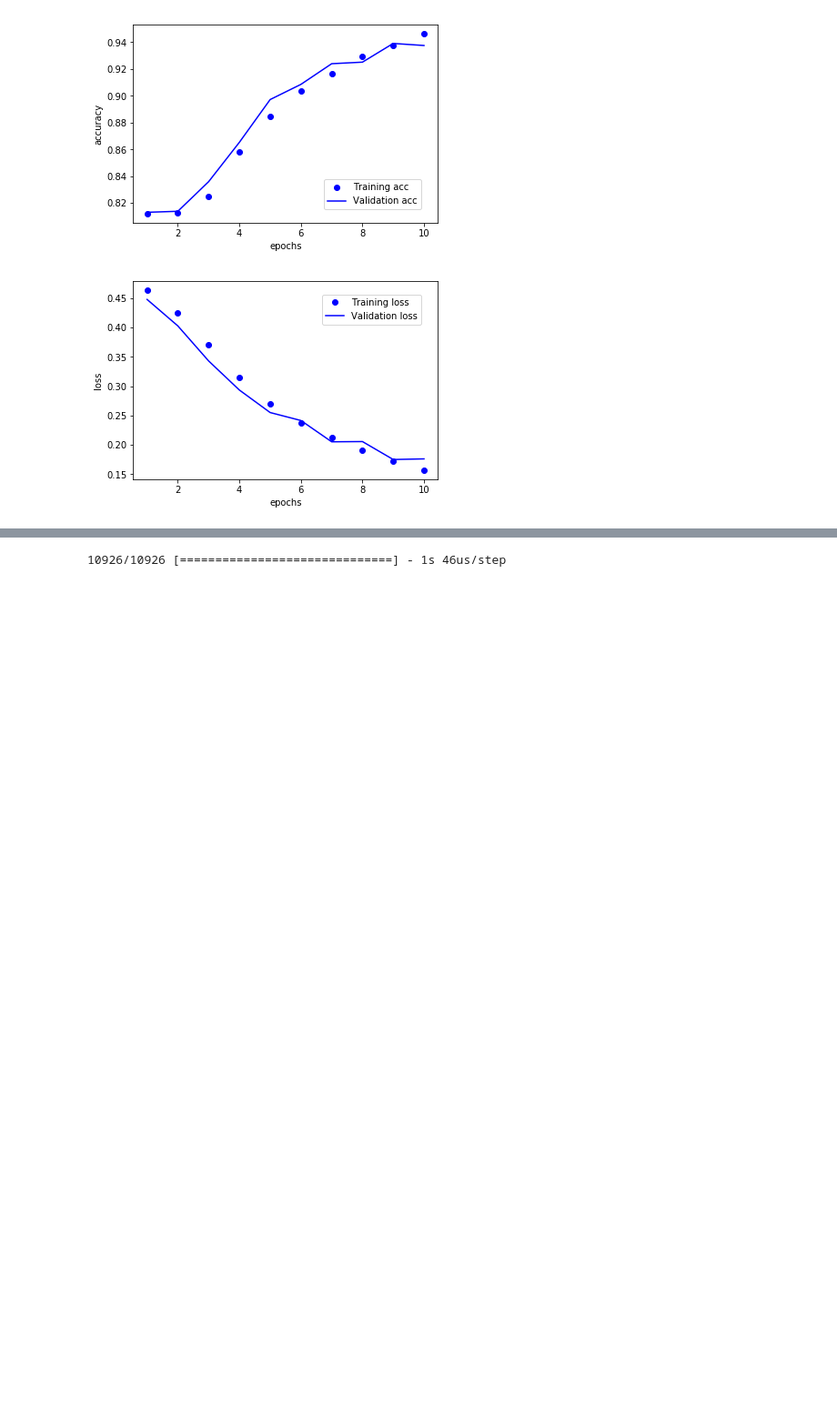
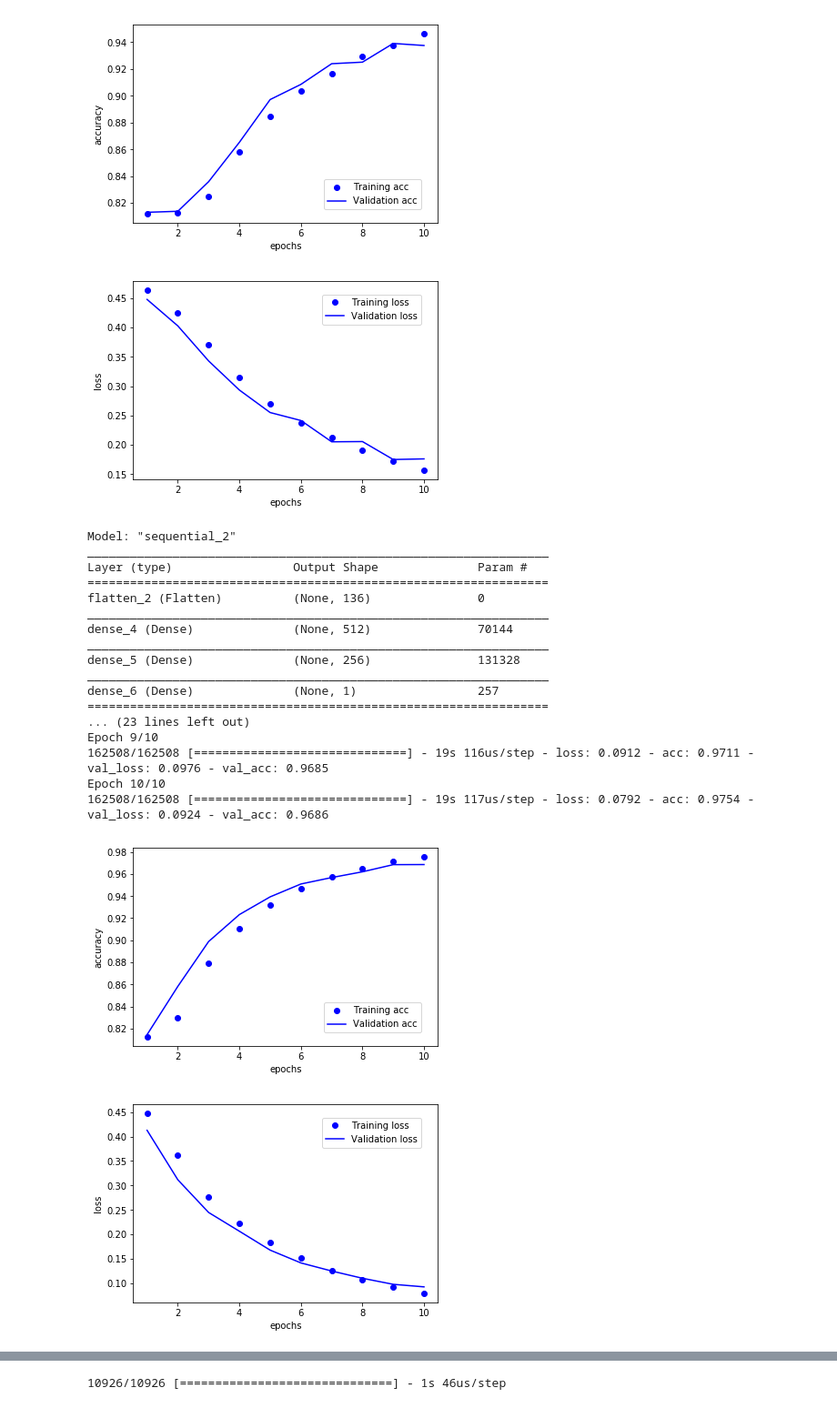
Before and after one commit to minnsou/FrontierArtificialIntelligence, a Jupyter notebook: mahjong.ipynb, the cells around one changed output, grey strips where cells are left out. Shown: that part at 91% size. Saved outputs shown, nothing was run; the diff lists cells and outputs as text; code cells hidden in the pictures; blank space fills up the shorter version.

```diff
--- a/mahjong.ipynb
+++ b/mahjong.ipynb
@@ -263,8 +263,8 @@ def dense_train(kind_tile, num_hand, epochs, x_path, y_path):
     # モデルの定義
     model = models.Sequential()
     model.add(layers.Flatten(input_shape=input_shape))
+    model.add(layers.Dense(512, activation='relu'))
     model.add(layers.Dense(256, activation='relu'))
-    model.add(layers.Dense(128, activation='relu'))
     model.add(layers.Dense(1, activation='sigmoid'))
     model.summary()
 
@@ -463,3 +465,31 @@ Epoch 10/10
 162508/162508 [==============================] - 13s 79us/step - loss: 0.1569 - acc: 0.9462 - val_loss: 0.1761 - val_acc: 0.9375
 [figure]
 [figure]
+# %%
+kind_tile = 34
+num_hand = 14
+x_path = 'data/state_list_tenho_232155.npy'
+y_path = 'data/is_win_list_tenho_232155.npy'
+history = dense_train(kind_tile, num_hand, 10, x_path, y_path)
+draw_acc(history)
+draw_loss(history)
+# %% [output]
+Model: "sequential_2"
+_________________________________________________________________
+Layer (type)                 Output Shape              Param #
+=================================================================
+flatten_2 (Flatten)          (None, 136)               0
+_________________________________________________________________
+dense_4 (Dense)              (None, 512)               70144
+_________________________________________________________________
+dense_5 (Dense)              (None, 256)               131328
+_________________________________________________________________
+dense_6 (Dense)              (None, 1)                 257
+=================================================================
+... (23 lines left out)
+Epoch 9/10
+162508/162508 [==============================] - 19s 116us/step - loss: 0.0912 - acc: 0.9711 - val_loss: 0.0976 - val_acc: 0.9685
+Epoch 10/10
+162508/162508 [==============================] - 19s 117us/step - loss: 0.0792 - acc: 0.9754 - val_loss: 0.0924 - val_acc: 0.9686
+[figure, added]
+[figure, added]
```
Also changed, not shown: parts of 6 cells of this notebook, 47 other files.
